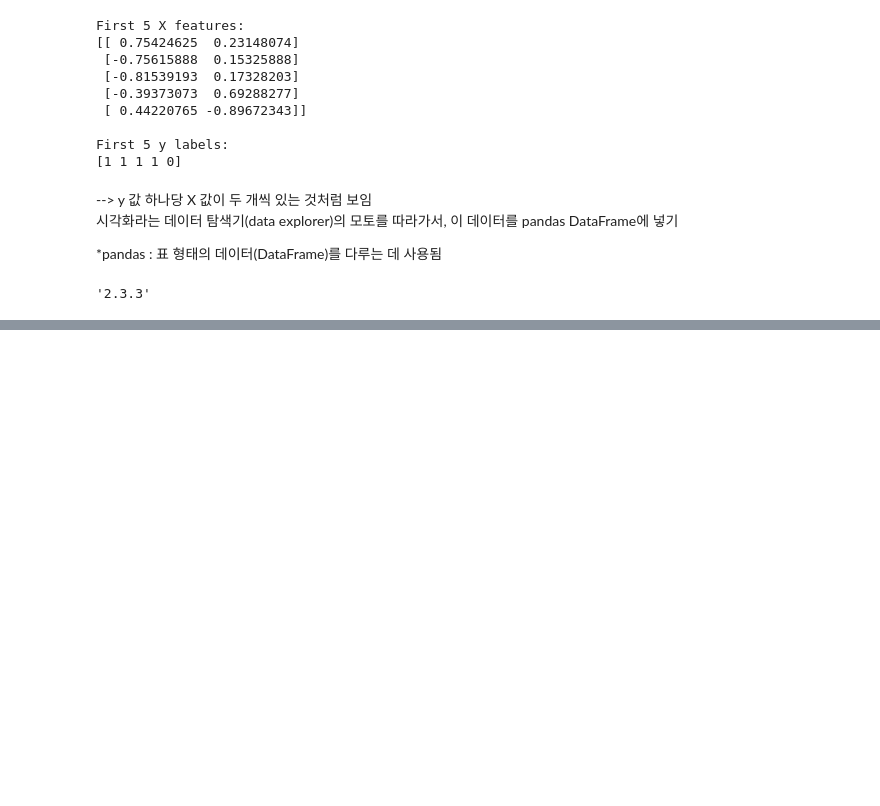
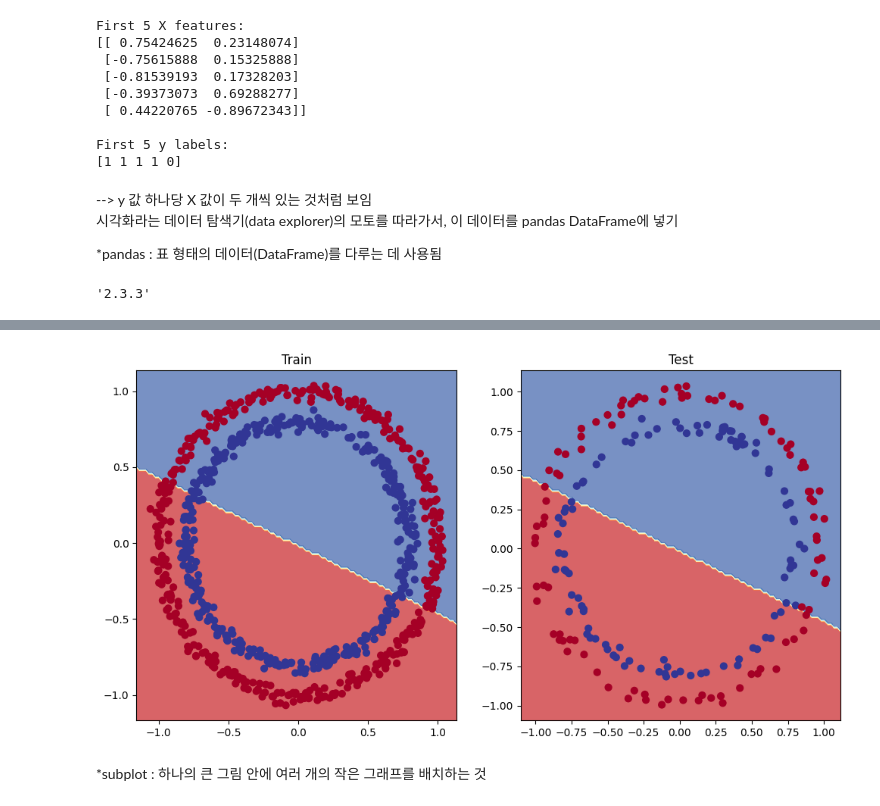
Before and after one commit to 0428choiyoonseo/pytorch-practice, a Jupyter notebook: day_4.ipynb, the cells around one changed output, grey strips where cells are left out. Drawn from its saved outputs; the diff is of its cells as text; code cells hidden in the pictures; blank space fills up the shorter version.

```diff
--- a/day_4.ipynb
+++ b/day_4.ipynb
@@ -126,0 +225,11 @@ circles.head(10)    #DataFrame 앞에서부터 10개 행을 출력. 데이터가
+# %%
+# 2. 학습용(training) 세트와 테스트용(test) 세트로 나누기
+from sklearn.model_selection import train_test_split
+#sklearn.model_selection 모듈에서 train_test_split 함수 가져옴 -> 이 함수는 데이터를 랜덤으로 섞은 뒤 train / test로 나눠줌
+
+X_train, X_test, y_train, y_test = train_test_split(
+                                                    X,
+                                                    y,
+                                                    test_size =0.2,   # 20% test, 80% train
+                                                    random_state=42)
+len(X_train), len(X_test), len(y_train), len(y_test)
@@ -126,0 +623,14 @@ circles.head(10)    #DataFrame 앞에서부터 10개 행을 출력. 데이터가
+# %%
+class CircleModelV1(nn.Module):
+    def __init__(self):
+        super().__init__()
+        # 첫 번째 선형 레이어 - 입력 특성 수: 원 데이터가(x좌표, y좌표)같은 2차원 특징이라서 2, 출력 유닛 수 : 은닉 유닛 10개로 확장(=너비 늘림)
+        self.layer_1 = nn.Linear(in_features=2, out_features=10)
+        self.layer_2 = nn.Linear(in_features=10, out_features=10)   # 추가 레이어 (깊이 늘림)
+        self.layer_3 = nn.Linear(in_features=10, out_features=1)
+
+    def forward(self, x):
+        return self.layer_3(self.layer_2(self.layer_1(x))) # sigmoid 적용 전이라 최종 반환값은 logits
+
+model_1 = CircleModelV1().to(device)
+model_1
@@ -126,0 +709,15 @@ circles.head(10)    #DataFrame 앞에서부터 10개 행을 출력. 데이터가
+# %%
+# 훈련 & 테스트 데이터에 대한 결정 경계를 그림
+plt.figure(figsize=(12,6))  # 가로 12, 세로 6의 하나의 큰 그림 생성
+plt.subplot(1, 2, 1)    # 1행 2열짜리 subplot 중 첫 번째 위치. 즉, 왼쪽 그래프 자리
+plt.title("Train")  # 왼쪽 그래프의 제목을 "Train"으로 설정. 훈련 데이터 기준 결정 경계
+plot_decision_boundary(model_1, X_train, y_train)
+# plot_decision_boundary(): 입력 공간 전체에 격자를 깔고 각 점을 model_1에 넣어서 모델이 어떤 클래스로 예측하는지 계산. 그 결과를 색으로 칠해 결정 경계 시각화. 그 위에 실제 데이터 점(X_train, y_train) 함께 표시
+# 결과 - 배경색: 모델이 예측한 클래스 영역.     점들: 실제 훈련 데이터.     경계: 모델이 0/1을 나누는 기준
+plt.subplot(1, 2, 2)    # 1행 2열짜리 subplot 중 두 번째 위치. 즉, 오른쪽 그래프 자리
+plt.title("Test")   # 오른쪽 그래프 제목을 Test로. 훈련에 쓰지 않은 데이터에서의 결정 경계
+plot_decision_boundary(model_1, X_test, y_test) # 테스트 데이터 기준으로 같은 시각화 수행. 모델이 보지 않은 데이터에도 같은 패턴으로 잘 나누는지 확인.
+# %% [output]
+[figure, added]
+# %% [markdown]
+*subplot : 하나의 큰 그림 안에 여러 개의 작은 그래프를 배치하는 것
```
Also changed, not shown: parts of 64 cells of this notebook, 2 other files.
